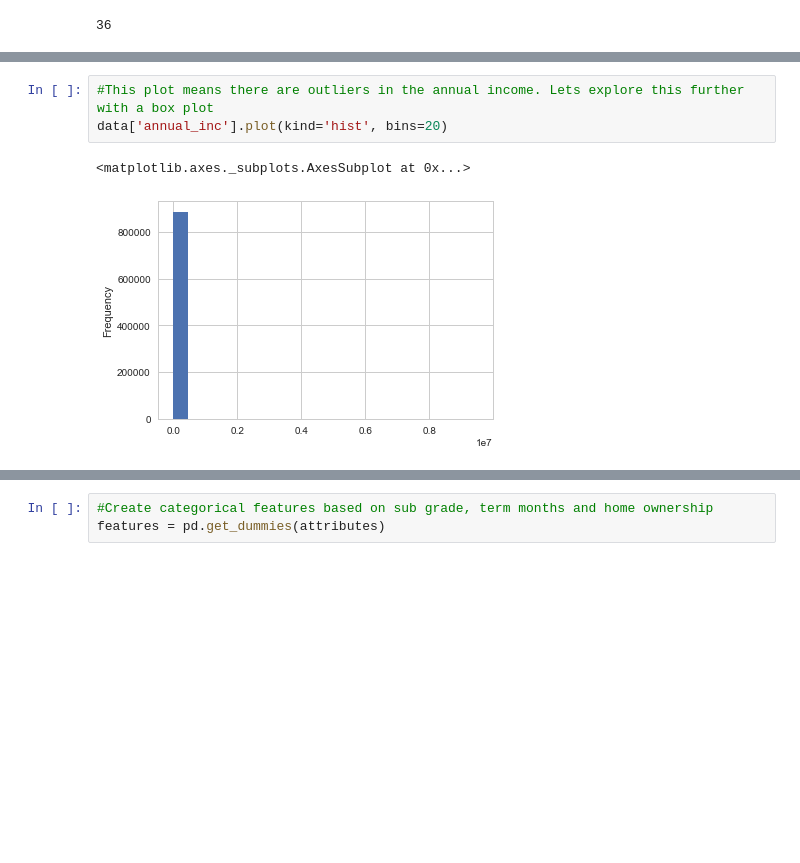
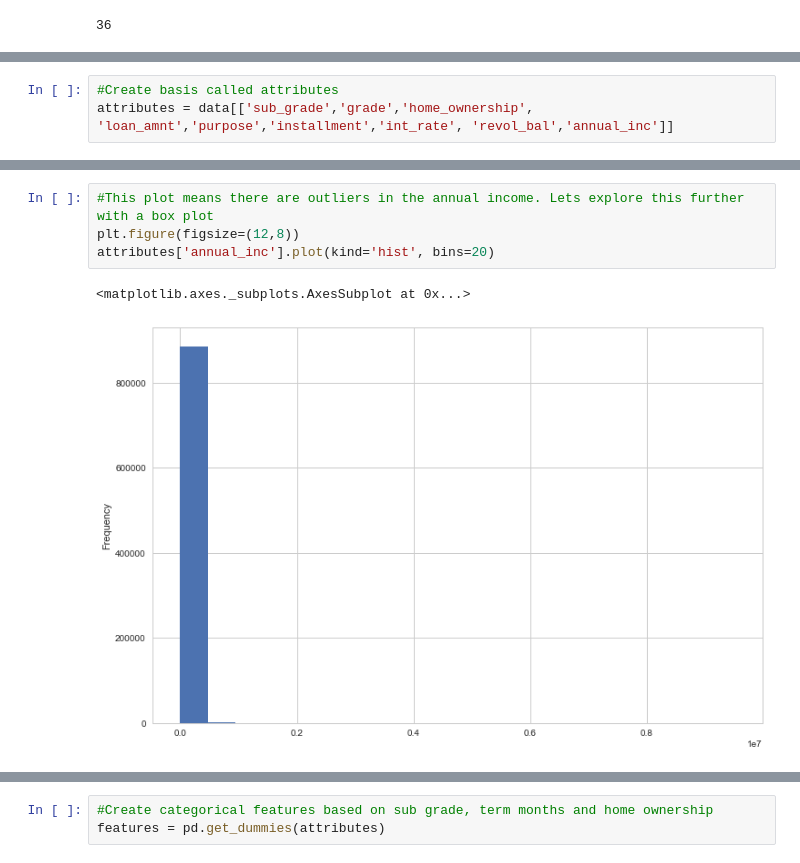
Before and after one commit to madderle/Data-Science-Bootcamp, a Jupyter notebook: Unit 2/Challenge Preparing a Dataset for Modeling.ipynb, the cells around one changed output, grey strips where cells are left out. Saved outputs shown, nothing was run; the diff lists cells and outputs as text; blank space fills up the shorter version.

```diff
--- a/Unit 2/Challenge Preparing a Dataset for Modeling.ipynb
+++ b/Unit 2/Challenge Preparing a Dataset for Modeling.ipynb
@@ -84,0 +85,3 @@ len(data.columns)
+# %%
+#Create basis called attributes
+attributes = data[['sub_grade','grade','home_ownership', 'loan_amnt','purpose','installment','int_rate', 'revol_bal','annual_inc']]
@@ -95,7 +197,8 @@ data['int_rate'].plot(kind='hist')
 # %%
 #This plot means there are outliers in the annual income. Lets explore this further with a box plot
-data['annual_inc'].plot(kind='hist', bins=20)
+plt.figure(figsize=(12,8))
+attributes['annual_inc'].plot(kind='hist', bins=20)
 # %% [output]
 <matplotlib.axes._subplots.AxesSubplot at 0x...>
-[figure, old version]
+[figure, new version]
 # %%
```
Also changed, not shown: parts of 38 cells of this notebook.
